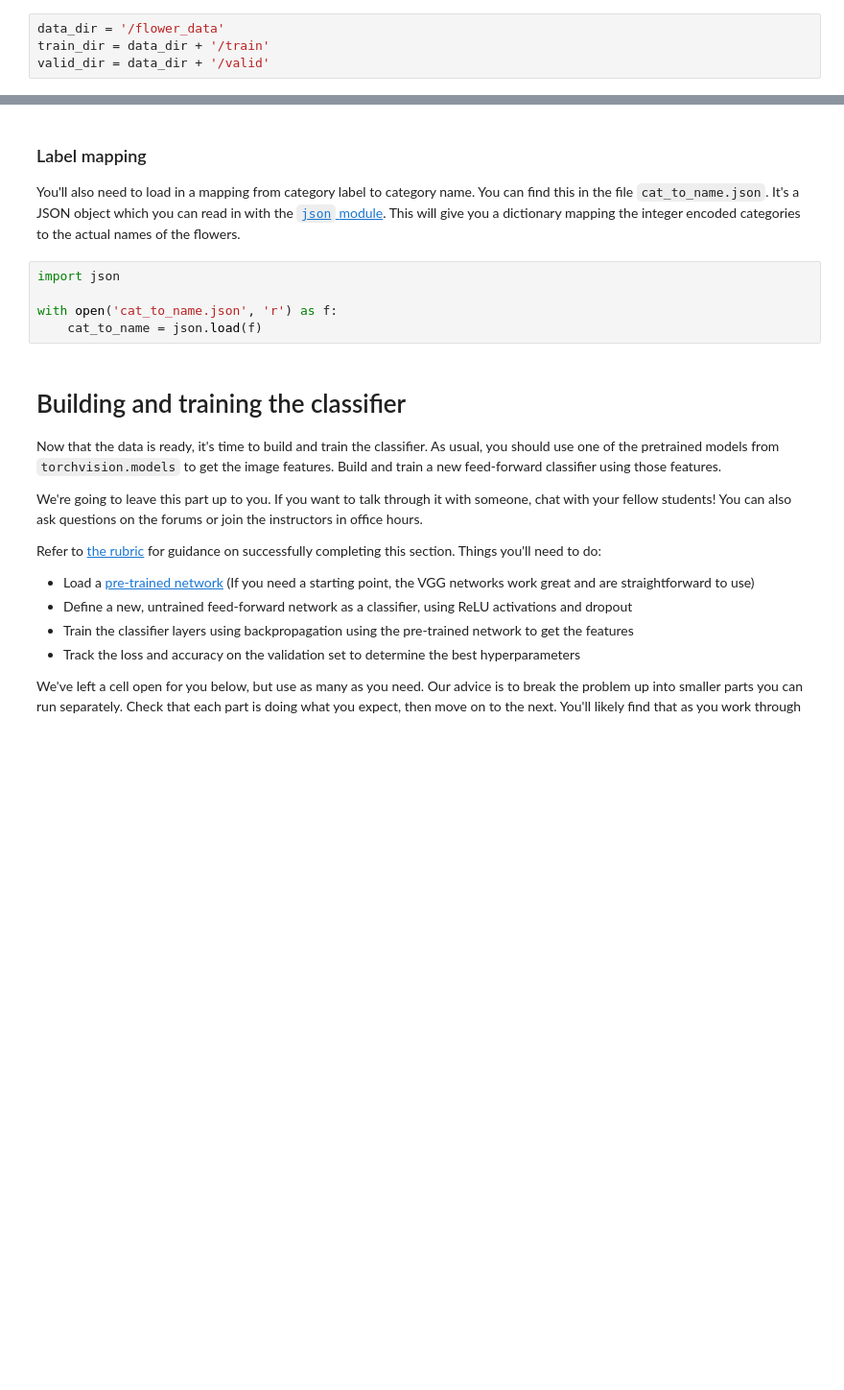
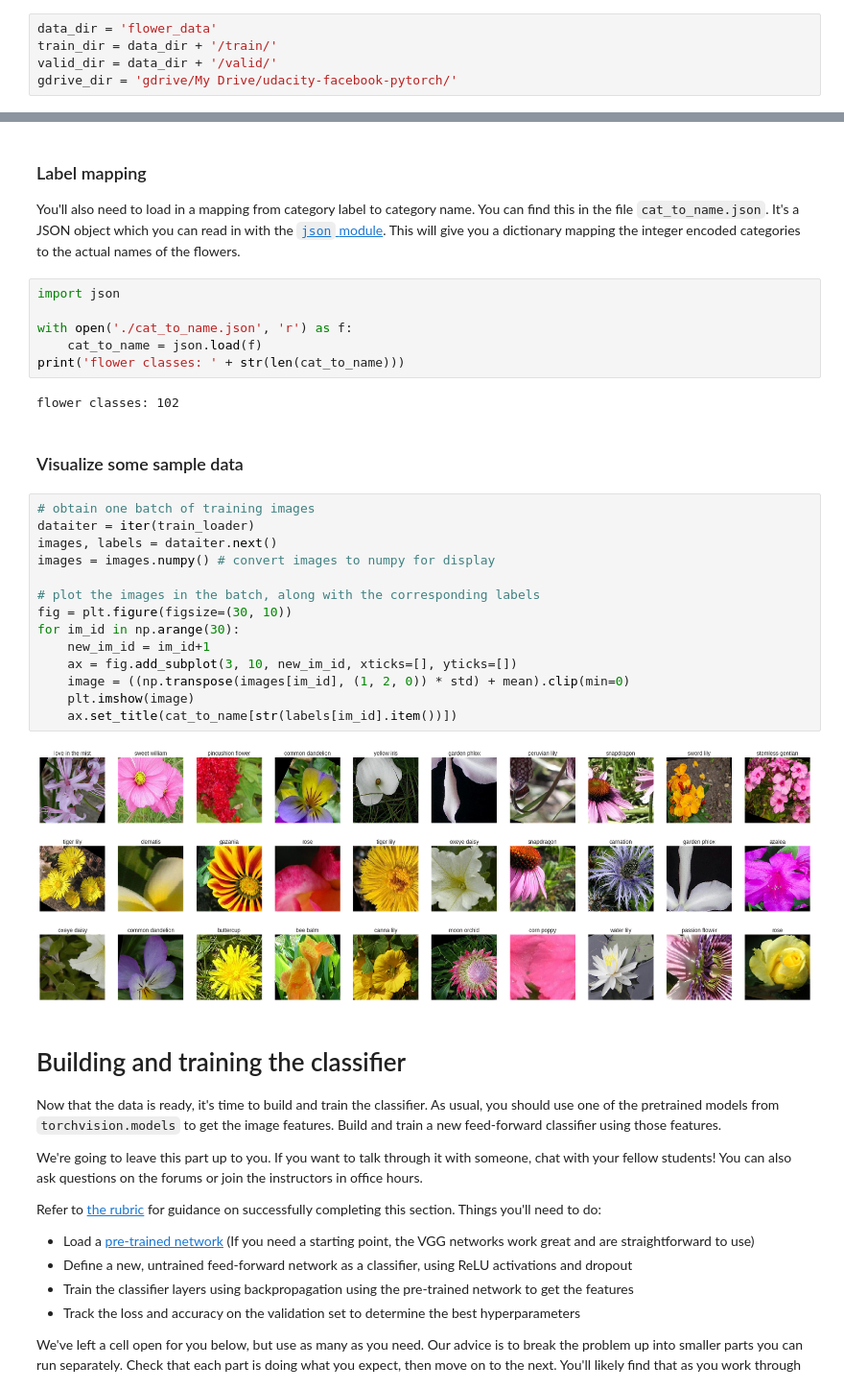
Before and after one commit to nmpegetis/udacity-facebook-pytorch, a Jupyter notebook: pytorch_challenge/Image Classifier Project.ipynb, the cells around one changed output, grey strips where cells are left out. Shown at 96% size. Saved outputs shown, nothing was run; the diff lists cells and outputs as text; blank space fills up the shorter version.

Commit message:
feat(pytorch_challenge): Final state of project exercise

```diff
--- a/pytorch_challenge/Image Classifier Project.ipynb
+++ b/pytorch_challenge/Image Classifier Project.ipynb
@@ -31,4 +96,5 @@ The pre-trained networks available from `torchvision` were trained on the ImageN
 # %%
-data_dir = '/flower_data'
-train_dir = data_dir + '/train'
-valid_dir = data_dir + '/valid'
+data_dir = 'flower_data'
+train_dir = data_dir + '/train/'
+valid_dir = data_dir + '/valid/'
+gdrive_dir = 'gdrive/My Drive/udacity-facebook-pytorch/'
@@ -48,8 +137,29 @@ You'll also need to load in a mapping from category label to category name. You
 # %%
 import json
 
-with open('cat_to_name.json', 'r') as f:
+with open('./cat_to_name.json', 'r') as f:
     cat_to_name = json.load(f)
+print('flower classes: ' + str(len(cat_to_name)))
+# %% [output]
+flower classes: 102
+# %% [markdown]
+### Visualize some sample data
+# %%
+# obtain one batch of training images
+dataiter = iter(train_loader)
+images, labels = dataiter.next()
+images = images.numpy() # convert images to numpy for display
+
+# plot the images in the batch, along with the corresponding labels
+fig = plt.figure(figsize=(30, 10))
+for im_id in np.arange(30):
+    new_im_id = im_id+1
+    ax = fig.add_subplot(3, 10, new_im_id, xticks=[], yticks=[])
+    image = ((np.transpose(images[im_id], (1, 2, 0)) * std) + mean).clip(min=0)
+    plt.imshow(image)
+    ax.set_title(cat_to_name[str(labels[im_id].item())])
+# %% [output]
+[figure, added]
 # %% [markdown]
 # Building and training the classifier
 
```
Also changed, not shown: parts of 29 cells of this notebook.
